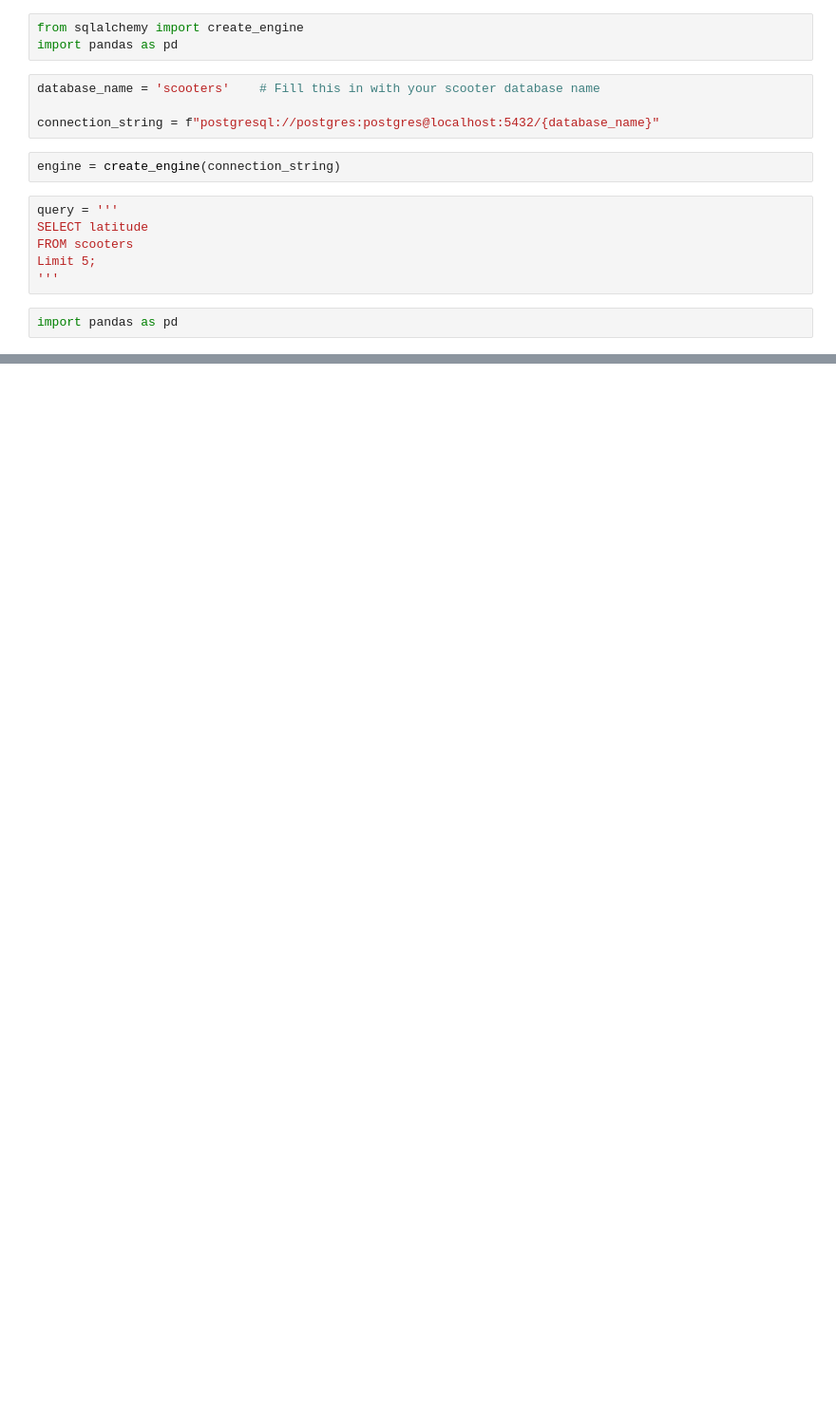
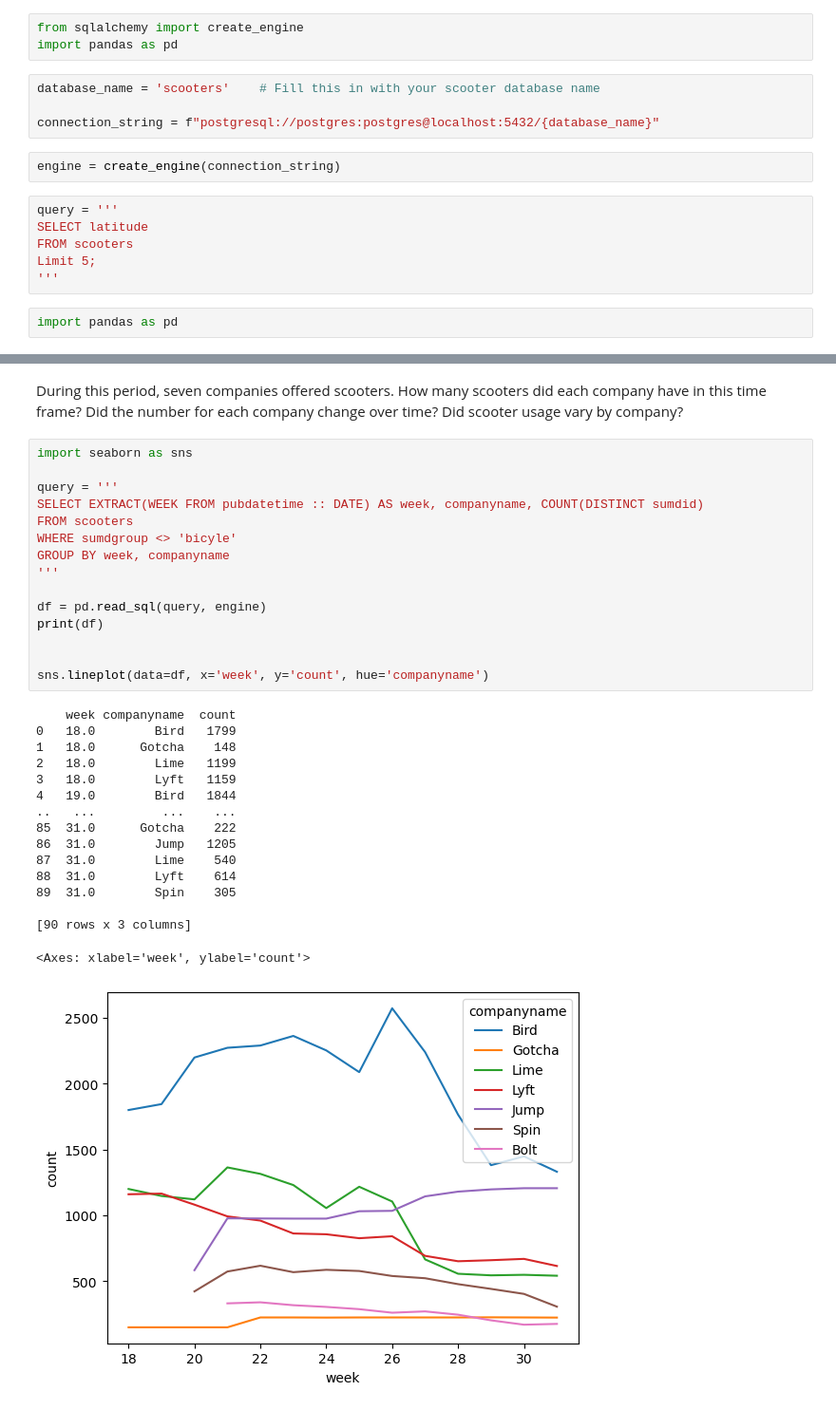
Before and after one commit to NSS-Data-Analytics-Cohort-8/scooter-partner1-badger-badger-python, a Jupyter notebook: notebooks/eda.ipynb, the cells around one changed output, grey strips where cells are left out. Shown at 95% size. Drawn from its saved outputs; the diff is of its cells as text; blank space fills up the shorter version.

```diff
--- a/notebooks/eda.ipynb
+++ b/notebooks/eda.ipynb
@@ -34,0 +262,34 @@ result = engine.execute(some_null)
+# %% [markdown]
+During this period, seven companies offered scooters. How many scooters did each company have in this time frame? Did the number for each company change over time? Did scooter usage vary by company?
+# %%
+import seaborn as sns
+
+query = '''
+SELECT EXTRACT(WEEK FROM pubdatetime :: DATE) AS week, companyname, COUNT(DISTINCT sumdid)
+FROM scooters
+WHERE sumdgroup <> 'bicyle'
+GROUP BY week, companyname
+'''
+
+df = pd.read_sql(query, engine)
+print(df)
+
+
+sns.lineplot(data=df, x='week', y='count', hue='companyname')
+# %% [output]
+    week companyname  count
+0   18.0        Bird   1799
+1   18.0      Gotcha    148
+2   18.0        Lime   1199
+3   18.0        Lyft   1159
+4   19.0        Bird   1844
+..   ...         ...    ...
+85  31.0      Gotcha    222
+86  31.0        Jump   1205
+87  31.0        Lime    540
+88  31.0        Lyft    614
+89  31.0        Spin    305
+
+[90 rows x 3 columns]
+<Axes: xlabel='week', ylabel='count'>
+[figure, added]
```
Also changed, not shown: parts of 38 cells of this notebook, 1 other file.
